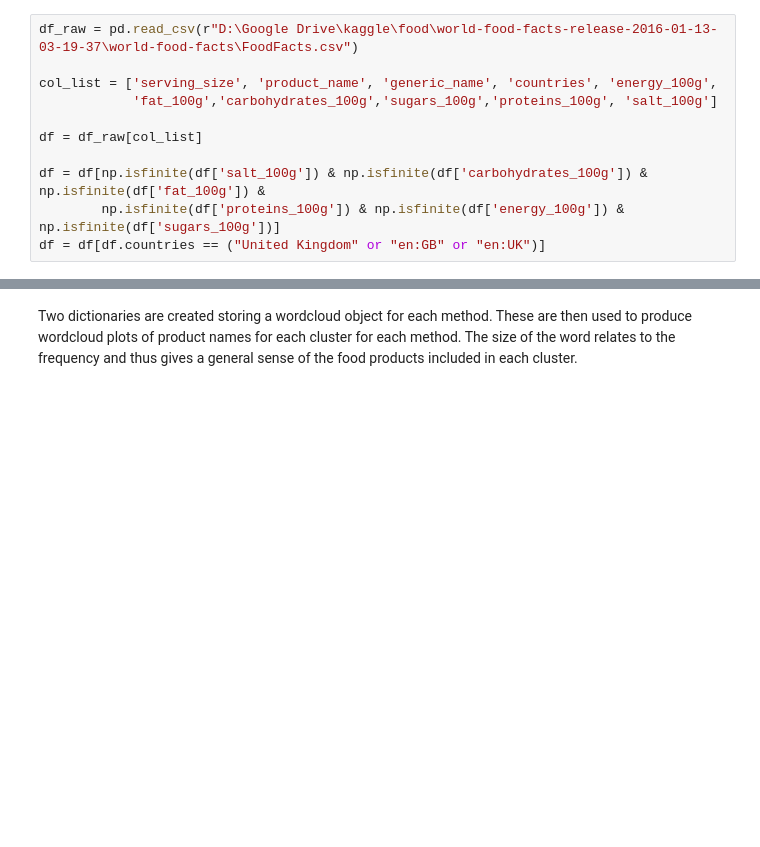
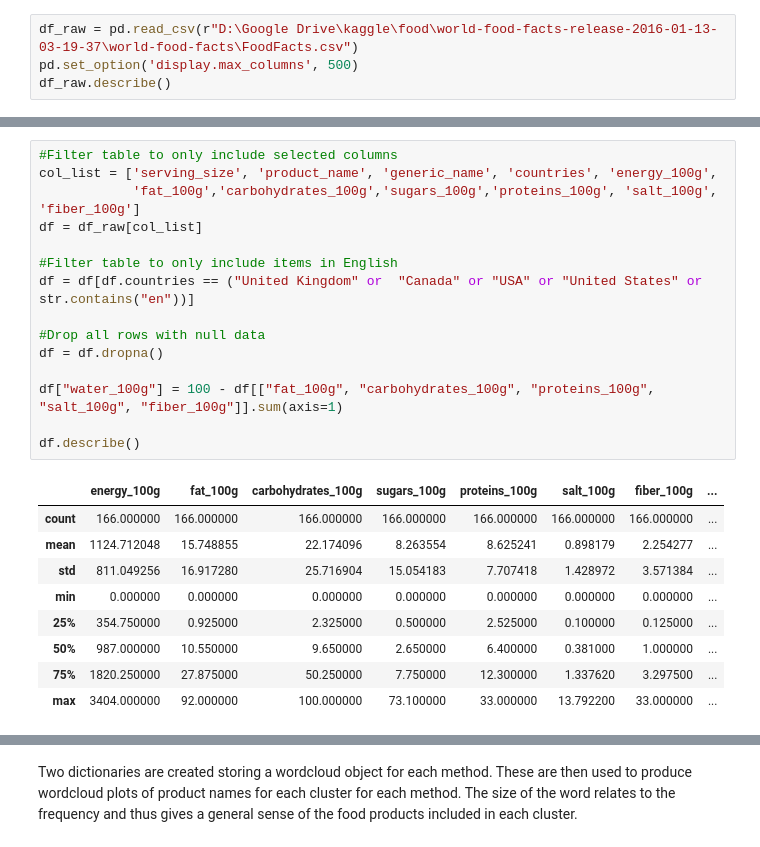
Before and after one commit to Ersy/Food-Test-Rep, a Jupyter notebook: Food Groups - v2.ipynb, the cells around one changed output, grey strips where cells are left out. Saved outputs shown, nothing was run; the diff lists cells and outputs as text; blank space fills up the shorter version.

```diff
--- a/Food Groups - v2.ipynb
+++ b/Food Groups - v2.ipynb
@@ -28,11 +37,4 @@ After importing the necessary libraries, the data is read from a csv file into a
 # %%
 df_raw = pd.read_csv(r"D:\Google Drive\kaggle\food\world-food-facts-release-2016-01-13-03-19-37\world-food-facts\FoodFacts.csv")
-
-col_list = ['serving_size', 'product_name', 'generic_name', 'countries', 'energy_100g',
-            'fat_100g','carbohydrates_100g','sugars_100g','proteins_100g', 'salt_100g']
-
-df = df_raw[col_list]
-
-df = df[np.isfinite(df['salt_100g']) & np.isfinite(df['carbohydrates_100g']) & np.isfinite(df['fat_100g']) &
-        np.isfinite(df['proteins_100g']) & np.isfinite(df['energy_100g']) & np.isfinite(df['sugars_100g'])]
-df = df[df.countries == ("United Kingdom" or "en:GB" or "en:UK")]
+pd.set_option('display.max_columns', 500)
+df_raw.describe()
@@ -52,0 +59,25 @@ food_array = food_array.T
+# %%
+#Filter table to only include selected columns
+col_list = ['serving_size', 'product_name', 'generic_name', 'countries', 'energy_100g',
+            'fat_100g','carbohydrates_100g','sugars_100g','proteins_100g', 'salt_100g', 'fiber_100g']
+df = df_raw[col_list]
+
+#Filter table to only include items in English
+df = df[df.countries == ("United Kingdom" or  "Canada" or "USA" or "United States" or str.contains("en"))]
+
+#Drop all rows with null data
+df = df.dropna()
+
+df["water_100g"] = 100 - df[["fat_100g", "carbohydrates_100g", "proteins_100g", "salt_100g", "fiber_100g"]].sum(axis=1)
+
+df.describe()
+# %% [output]
+|  | energy_100g | fat_100g | carbohydrates_100g | sugars_100g | proteins_100g | salt_100g | fiber_100g | ... |
+| count | 166.000000 | 166.000000 | 166.000000 | 166.000000 | 166.000000 | 166.000000 | 166.000000 | ... |
+| mean | 1124.712048 | 15.748855 | 22.174096 | 8.263554 | 8.625241 | 0.898179 | 2.254277 | ... |
+| std | 811.049256 | 16.917280 | 25.716904 | 15.054183 | 7.707418 | 1.428972 | 3.571384 | ... |
+| min | 0.000000 | 0.000000 | 0.000000 | 0.000000 | 0.000000 | 0.000000 | 0.000000 | ... |
+| 25% | 354.750000 | 0.925000 | 2.325000 | 0.500000 | 2.525000 | 0.100000 | 0.125000 | ... |
+| 50% | 987.000000 | 10.550000 | 9.650000 | 2.650000 | 6.400000 | 0.381000 | 1.000000 | ... |
+| 75% | 1820.250000 | 27.875000 | 50.250000 | 7.750000 | 12.300000 | 1.337620 | 3.297500 | ... |
+| max | 3404.000000 | 92.000000 | 100.000000 | 73.100000 | 33.000000 | 13.792200 | 33.000000 | ... |
```
Also changed, not shown: parts of 21 cells of this notebook.
